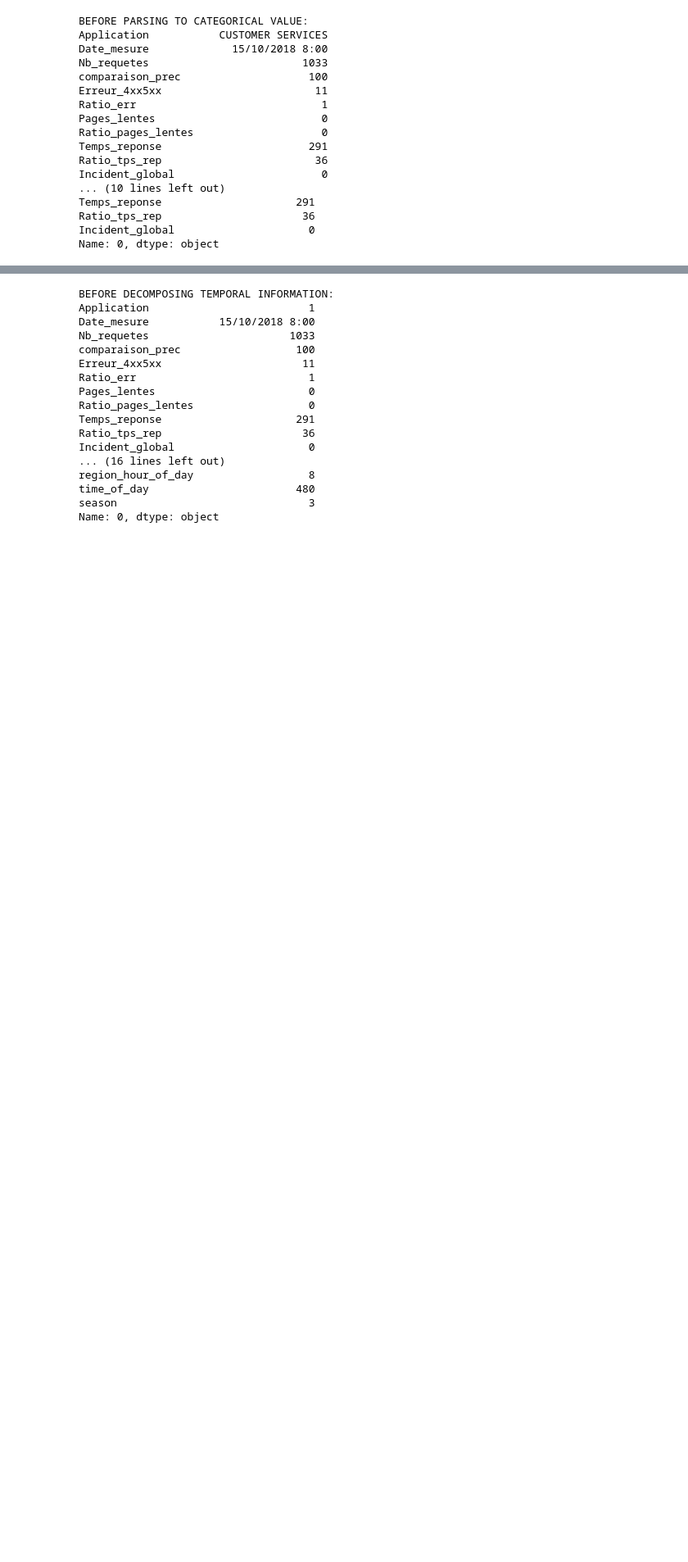
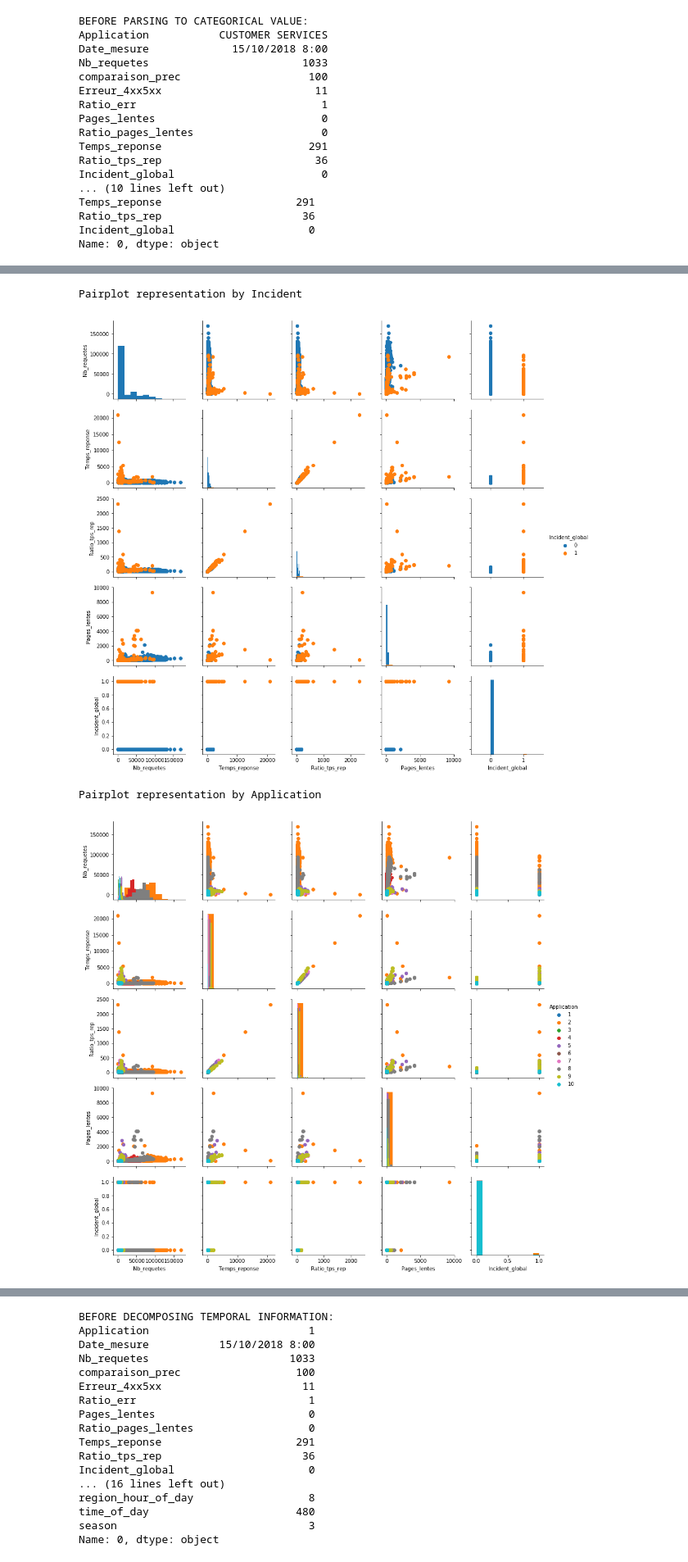
Before and after one commit to capachivas/AINET_Day_In_Life_2019, a Jupyter notebook: AINET.ipynb, the cells around one changed output, grey strips where cells are left out. Shown at 82% size. Drawn from its saved outputs; the diff is of its cells as text; code cells hidden in the pictures; blank space fills up the shorter version.

```diff
--- a/AINET.ipynb
+++ b/AINET.ipynb
@@ -161,0 +168,27 @@ Name: 0, dtype: object
+# %%
+features_a = ['Nb_requetes',
+            'Temps_reponse',
+            'Ratio_tps_rep','Pages_lentes','Incident_global']
+
+
+#PAIRPLOT REPRESENTATION BY INCIDENT
+print("Pairplot representation by Incident")
+g=sns.PairGrid(data=df_test,vars=features_a,hue='Incident_global')
+g.map_offdiag(plt.scatter)
+g.map_diag(plt.hist)
+g.add_legend();
+plt.show()
+
+
+#PAIRPLOT REPRESENTATION BY APPLICATION
+print("Pairplot representation by Application")
+g=sns.PairGrid(data=df_test,vars=features_a,hue='Application')
+g.map_offdiag(plt.scatter)
+g.map_diag(plt.hist)
+g.add_legend();
+plt.show()
+# %% [output]
+Pairplot representation by Incident
+[figure, added]
+Pairplot representation by Application
+[figure, added]
```
Also changed, not shown: parts of 30 cells of this notebook.
